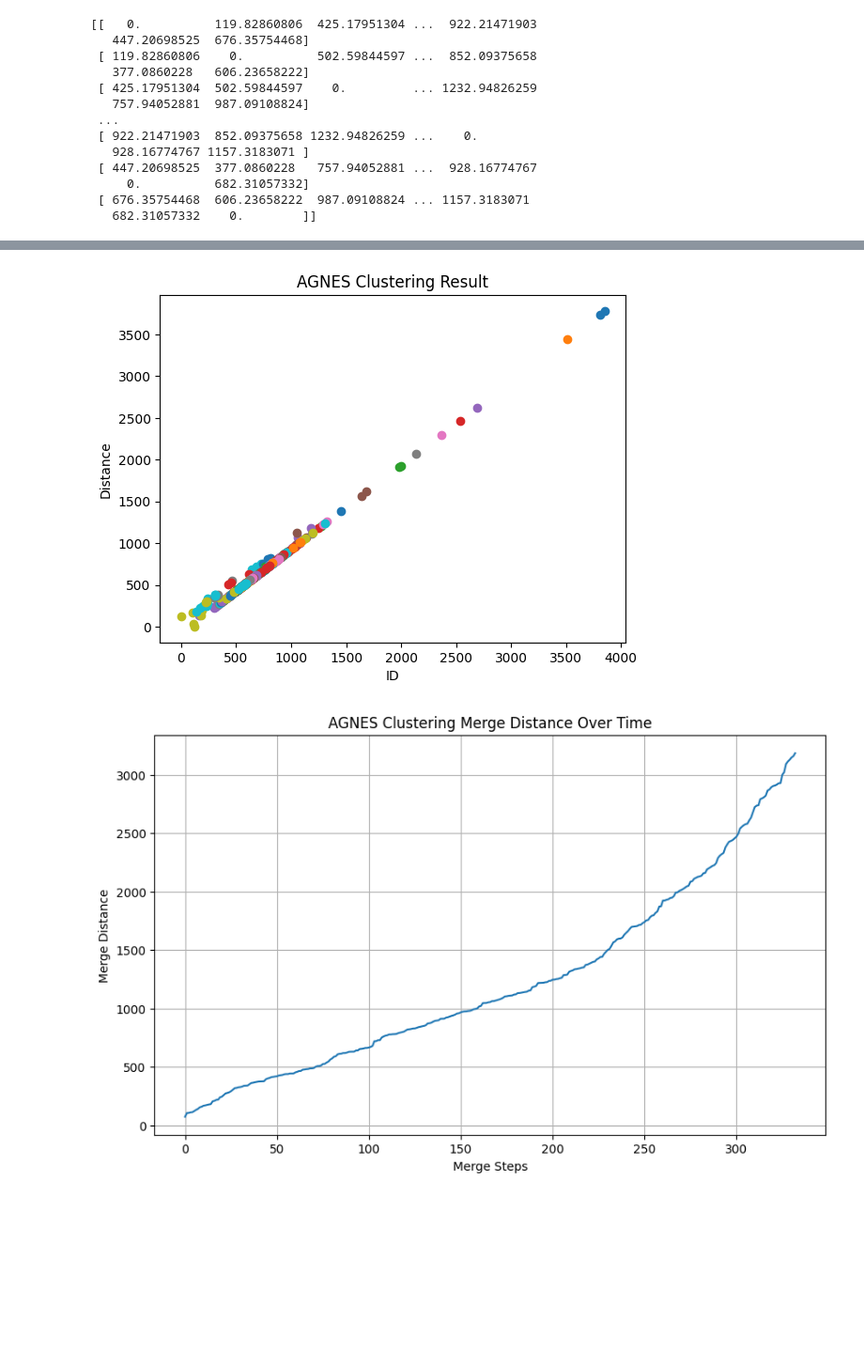
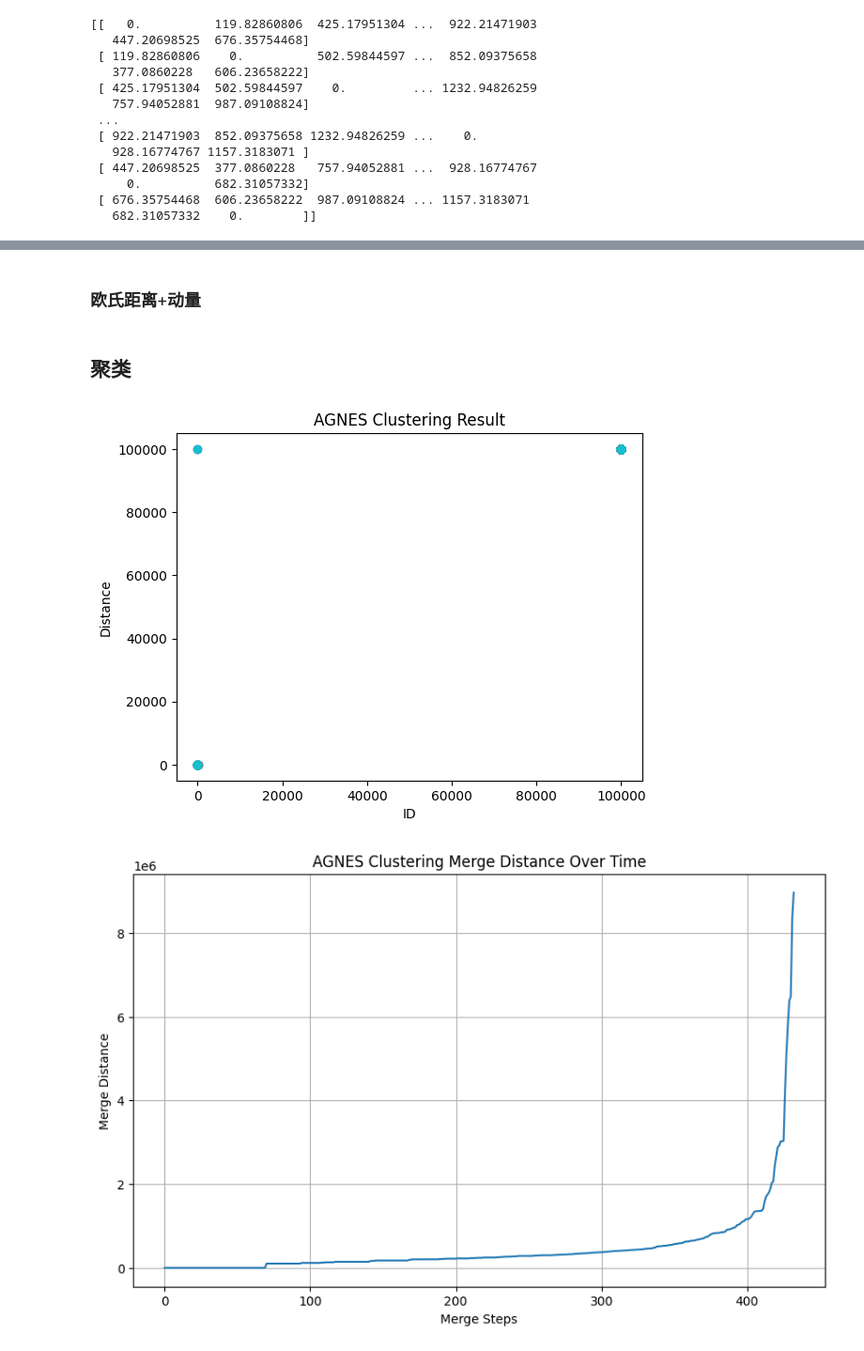
Before and after one commit to Sihan0229/XJTU-AUTO300527-homework, a Jupyter notebook: Pedestrian clustering/assignment3.ipynb, the cells around one changed output, grey strips where cells are left out. Shown: that part at 94% size. Drawn from its saved outputs; the diff is of its cells as text; code cells hidden in the pictures; blank space fills up the shorter version.

```diff
--- a/Pedestrian clustering/assignment3.ipynb
+++ b/Pedestrian clustering/assignment3.ipynb
@@ -57,11 +57,11 @@ ani = animation.FuncAnimation(fig, update, frames=len(unique_timesteps), repeat=
 frames = []
 for i in range(len(unique_timesteps)):
     update(i)
-    plt.savefig(f'frame_{i}.png')
-    frames.append(Image.open(f'frame_{i}.png'))
+    plt.savefig(f'preframe_{i}.png')
+    frames.append(Image.open(f'preframe_{i}.png'))
 
 # 使用 ImageMagick 合成视频
-frames[0].save('trajectory_animation.gif', save_all=True, append_images=frames[1:], duration=200, loop=0)
+frames[0].save('pre_trajectory_animation.gif', save_all=True, append_images=frames[1:], duration=200, loop=0)
 
 plt.show()
 # %% [output]
@@ -154,49 +269,53 @@ print(distance_matrix_sum)
+# %% [markdown]
+### 欧氏距离+动量
+# %% [markdown]
+## 聚类
 # %%
 import numpy as np
 from scipy.cluster.hierarchy import linkage, fcluster
 import matplotlib.pyplot as plt
 
 # 读取距离矩阵
-distance_matrix_sum = np.load('distance_matrix_sum.npy')
+distance_matrix_sum = np.load('average_distance_matrix.npy')
 
 # AGNES 聚类算法
 Z = linkage(distance_matrix_sum, method='ward')  # 选择'ward' 方法，适用于欧式距离矩阵
-max_clusters = 150  # 可以根据实际需要调整聚类数
+max_clusters = 70  # 可以根据实际需要调整聚类数
 clusters = fcluster(Z, max_clusters, criterion='maxclust')
 
 # 保存合并结果距离
 merge_distances = []
 
 # 遍历合并过程
-for i in range(len(Z)-100):# 只显示聚类类别小于350的情况，因为后面的误差太大影响观察
+for i in range(len(Z)):# 只显示聚类类别小于350的情况，因为后面的误差太大影响观察
     # 合并结果中的每个合并步骤
     merge_distances.append(Z[i, 2])
 
 # 可视化聚类结果
 fig, ax = plt.subplots()
 for i in range(len(np.unique(clusters))):
     cluster_points = np.argwhere(clusters == i+1)
     ax.scatter(distance_matrix_sum[cluster_points, 0], distance_matrix_sum[cluster_points, 1], label=f'Cluster {i}')
 
 ax.set_xlabel('ID')
 ax.set_ylabel('Distance')
 ax.set_title('AGNES Clustering Result')
 ##ax.legend()
 plt.show()
 
 # 画折线图展示合并距离变化
 plt.figure(figsize=(10, 6))
 plt.plot(range(len(merge_distances)), merge_distances)
 plt.xlabel('Merge Steps')
 plt.ylabel('Merge Distance')
 plt.title('AGNES Clustering Merge Distance Over Time')
 plt.grid()
 plt.show()
 
 # 输出聚类结果
-np.savetxt('agnes_clustered_results.txt', clusters, fmt='%d', delimiter=' ')
+np.savetxt('ave_agnes_clustered_results.txt', clusters, fmt='%d', delimiter=' ')
 # %% [output]
-[figure, old version]
+[figure, new version]
-[figure, old version]
+[figure, new version]
 # %%
 print(merge_distances)
```
Also changed, not shown: parts of 15 cells of this notebook, 4 other files.
